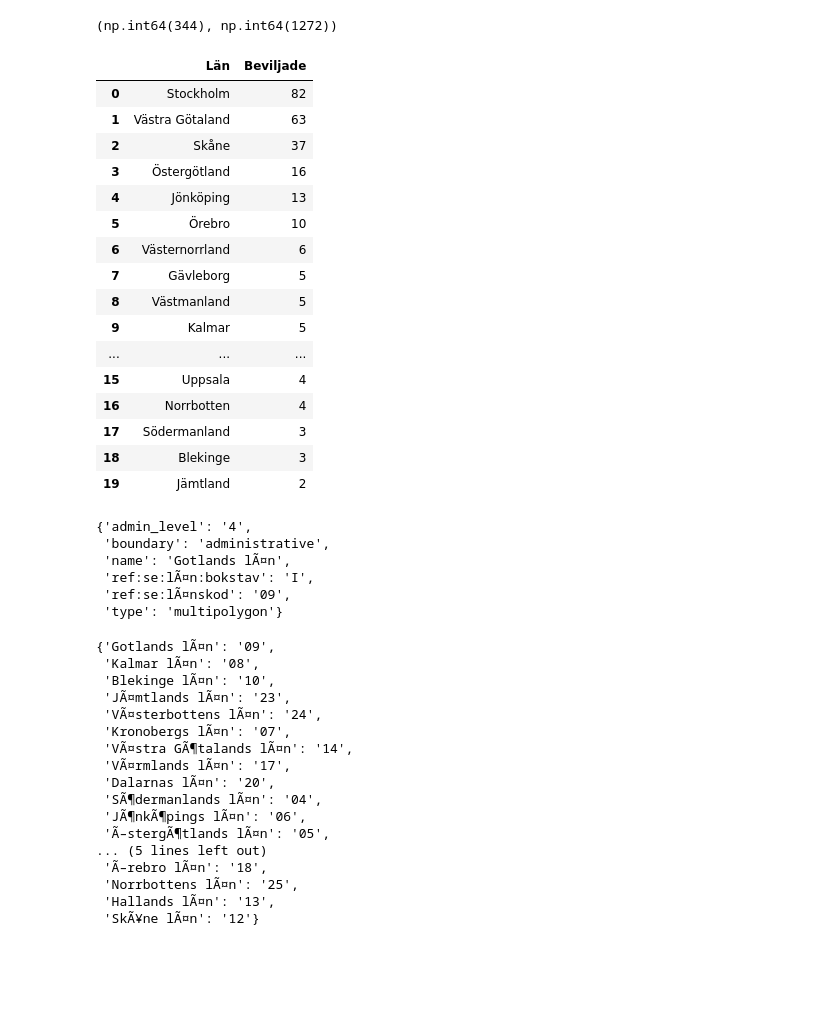
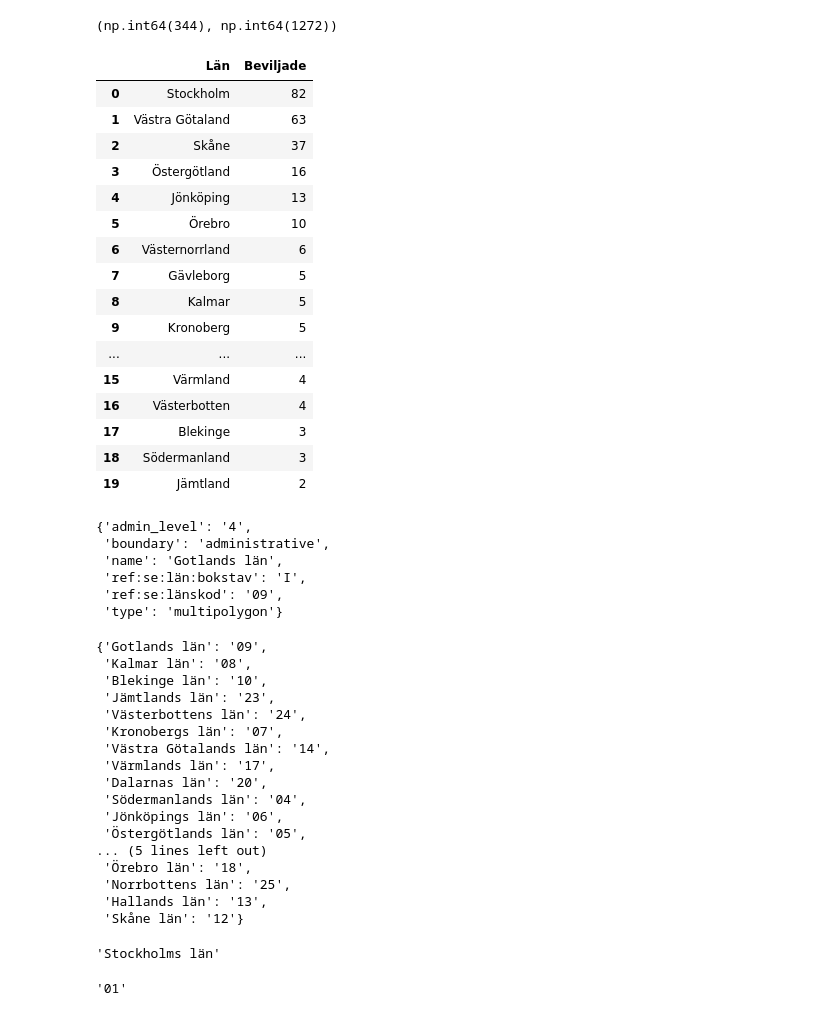
Before and after one commit to AlejandroHiroshima/Data_Visualisation_AlexH_DE24, a Jupyter notebook: code_alongs/07_plotly_graph_objects/choropleth_sweden.ipynb, the cells around one changed output. Drawn from its saved outputs; the diff is of its cells as text; code cells hidden in the pictures; blank space fills up the shorter version.

```diff
--- a/code_alongs/07_plotly_graph_objects/choropleth_sweden.ipynb
+++ b/code_alongs/07_plotly_graph_objects/choropleth_sweden.ipynb
@@ -23,66 +23,77 @@ approved, total
 # %%
 df_regions = duckdb.query(
     """
     SELECT län, CAST(COUNT_IF(beslut = 'Beviljad') AS INTEGER) AS Beviljade
     FROM df
     WHERE län != 'Flera kommuner'
     GROUP BY
     län
-    ORDER BY beviljade DESC
+    ORDER BY beviljade DESC, län ASC
     """
 ).df()
 df_regions
 # %% [output]
 |  | Län | Beviljade |
 | 0 | Stockholm | 82 |
 | 1 | Västra Götaland | 63 |
 | 2 | Skåne | 37 |
 | 3 | Östergötland | 16 |
 | 4 | Jönköping | 13 |
 | 5 | Örebro | 10 |
 | 6 | Västernorrland | 6 |
 | 7 | Gävleborg | 5 |
-| 8 | Västmanland | 5 |
-| 9 | Kalmar | 5 |
+| 8 | Kalmar | 5 |
+| 9 | Kronoberg | 5 |
 | ... | ... | ... |
-| 15 | Uppsala | 4 |
-| 16 | Norrbotten | 4 |
-| 17 | Södermanland | 3 |
-| 18 | Blekinge | 3 |
+| 15 | Värmland | 4 |
+| 16 | Västerbotten | 4 |
+| 17 | Blekinge | 3 |
+| 18 | Södermanland | 3 |
 | 19 | Jämtland | 2 |
 # %%
 import json
-with open("assets/swedish_regions.geojson", "r") as file:
+with open("assets/swedish_regions.geojson", "r", encoding = "utf-8") as file:
     json_data= json.load(file)
 
 json_data.get("features")[0].get("properties")
 # %% [output]
 {'admin_level': '4',
  'boundary': 'administrative',
- 'name': 'Gotlands lÃ¤n',
- 'ref:se:lÃ¤n:bokstav': 'I',
- 'ref:se:lÃ¤nskod': '09',
+ 'name': 'Gotlands län',
+ 'ref:se:län:bokstav': 'I',
+ 'ref:se:länskod': '09',
  'type': 'multipolygon'}
 # %%
 properties = [feature.get("properties") for feature in json_data.get("features")]
-region_codes = {property.get("name"):property.get("ref:se:lÃ¤nskod") for property in properties}
+region_codes = {property.get("name"):property.get("ref:se:länskod") for property in properties}
 
 region_codes
 # %% [output]
-{'Gotlands lÃ¤n': '09',
- 'Kalmar lÃ¤n': '08',
- 'Blekinge lÃ¤n': '10',
- 'JÃ¤mtlands lÃ¤n': '23',
- 'VÃ¤sterbottens lÃ¤n': '24',
- 'Kronobergs lÃ¤n': '07',
- 'VÃ¤stra GÃ¶talands lÃ¤n': '14',
- 'VÃ¤rmlands lÃ¤n': '17',
- 'Dalarnas lÃ¤n': '20',
- 'SÃ¶dermanlands lÃ¤n': '04',
- 'JÃ¶nkÃ¶pings lÃ¤n': '06',
- 'Ã–stergÃ¶tlands lÃ¤n': '05',
+{'Gotlands län': '09',
+ 'Kalmar län': '08',
+ 'Blekinge län': '10',
+ 'Jämtlands län': '23',
+ 'Västerbottens län': '24',
+ 'Kronobergs län': '07',
+ 'Västra Götalands län': '14',
+ 'Värmlands län': '17',
+ 'Dalarnas län': '20',
+ 'Södermanlands län': '04',
+ 'Jönköpings län': '06',
+ 'Östergötlands län': '05',
 ... (5 lines left out)
- 'Ã–rebro lÃ¤n': '18',
- 'Norrbottens lÃ¤n': '25',
- 'Hallands lÃ¤n': '13',
- 'SkÃ¥ne lÃ¤n': '12'}
+ 'Örebro län': '18',
+ 'Norrbottens län': '25',
+ 'Hallands län': '13',
+ 'Skåne län': '12'}
+# %%
+from difflib import get_close_matches
+
+region = get_close_matches(df_regions["Län"].iloc[0], region_codes.keys())[0]
+region
+# %% [output]
+'Stockholms län'
+# %%
+region_codes[region]
+# %% [output]
+'01'
```
Also changed, not shown: parts of 5 cells of this notebook, 2 other files.
